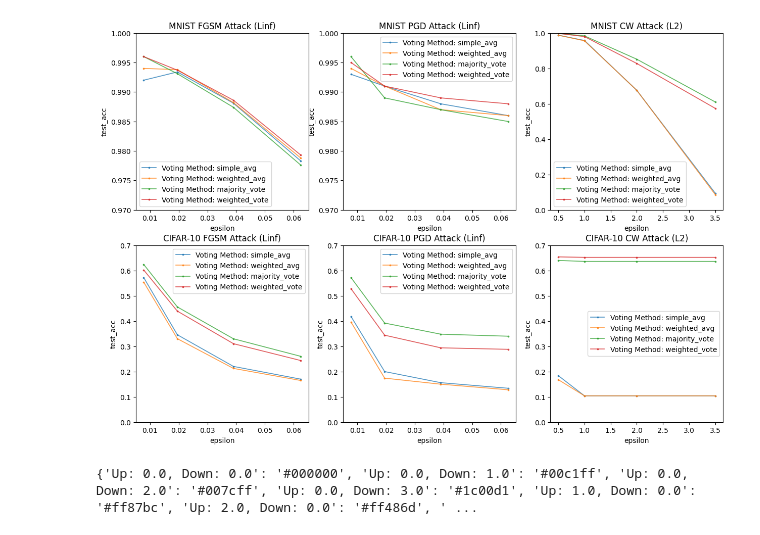
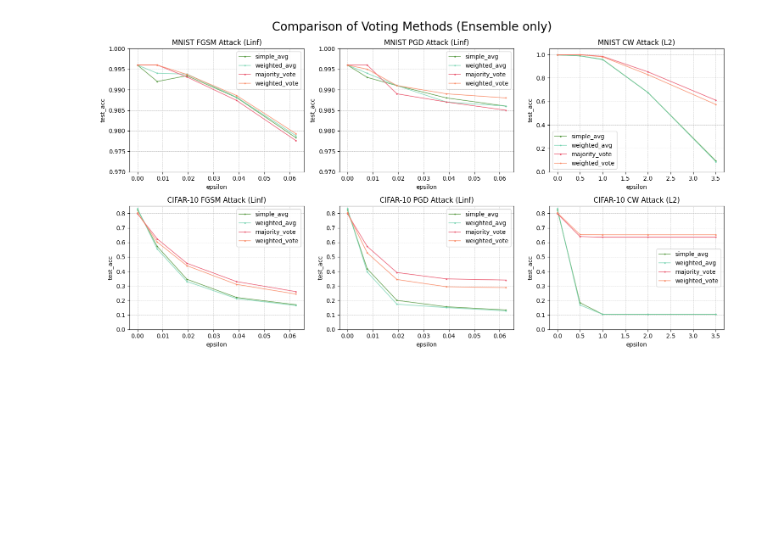
Before and after one commit to JasonTang99/gaussian-pyramid-defense, a Jupyter notebook: plot_exp.ipynb, the cells around one changed output. Saved outputs shown, nothing was run; the diff lists cells and outputs as text; code cells hidden in the pictures; blank space fills up the shorter version.

```diff
--- a/plot_exp.ipynb
+++ b/plot_exp.ipynb
@@ -77,7 +78,7 @@ fastadv_df = dicts_to_df(fgsm, pgd, cw, fgsm_pgd_cols, cw_cols)
 # read ensemble results
 fgsm, pgd, cw = {}, {}, {}
 for fp in os.listdir("attack_results"):
-    if 'advens' not in fp and 'denoiser' not in fp:
+    if 'ensadv' not in fp and 'denoiser' not in fp:
         results = read_results(os.path.join("attack_results", fp))
         if "fgsm" in fp:
             fgsm.update(results)
@@ -159,7 +160,7 @@ denoise_df['denoiser'] = True
 # %%
 # fgsm filters (remove results from previous runs which are no longer considered)
 norms = [np.inf]
-epsilons = [x/256 for x in [2, 5, 10, 16]]
+epsilons = [x/256 for x in [0, 2, 5, 10, 16]]
 interpolations = ["bilinear"]
 scalings = [2.0, 1.1]
 scaling_2_up_down = [
@@ -197,14 +198,14 @@ norms = [np.inf]
 nb_iters = [40]
 eps_iters = [5e-4]
 rand_inits = [True]
-epsilons = [x/256 for x in [2, 5, 10, 16]]
+epsilons = [x/256 for x in [0, 2, 5, 10, 16]]
 interpolations = ["bilinear"]
 scalings = [2.0, 1.1]
 scaling_2_up_down = [
     *[(i, i) for i in [0, 3]]
 ]
 scaling_11_up_down = [
-    *[(i, i) for i in [5, 7]],
+    *[(i, i) for i in [3, 5, 7]],
 ]
 
 # apply filters
@@ -230,14 +231,14 @@ len(pgd_df), len(pgd_filt)
 # %%
 # cw filters
 norms = [2.0]
-epsilons = [0.5, 1.0, 2.0, 3.5]
+epsilons = [0.0, 0.5, 1.0, 2.0, 3.5]
 interpolations = ["bilinear"]
 scalings = [2.0, 1.1]
 scaling_2_up_down = [
     *[(i, i) for i in [0, 3]]
 ]
 scaling_11_up_down = [
-    *[(i, i) for i in [5, 7]],
+    *[(i, i) for i in [3, 5, 7]],
 ]
 
 # apply filters
@@ -286,12 +275,11 @@ def drop_redundant_cols(df):
     return df
 # %%
 # comparison between voting methods
-# filter to (scaling, up_samplers, down_samplers) = (2.0, 3, 3), (np.inf, 7, 7)
+# filter to (scaling, up_samplers, down_samplers) = (2.0, 3, 3)
 df['voting_method'] = pd.Categorical(df['voting_method'], ["simple_avg", "weighted_avg", "majority_vote", "weighted_vote"])
 
 df_filt = df[
-    ((df['scaling_factor'] == 2.0) & (df['up_samplers'] == 3) & (df['down_samplers'] == 3)) | \
-    ((df['scaling_factor'] == np.inf) & (df['up_samplers'] == 7) & (df['down_samplers'] == 7))
+    ((df['scaling_factor'] == 2.0) & (df['up_samplers'] == 3) & (df['down_samplers'] == 3))
 ]
 # filter by dataset and attack type
 plot_data = {}
@@ -306,63 +294,63 @@ for dataset in ['mnist', 'cifar10']:
 
         # create arrays of test_acc and epsilon for each voting method
         plot_data[f'{dataset}_{attack_type}'] = {}
         for i in range(len(df_attack)):
             row = df_attack.iloc[i]
-            name = f'Voting Method: {row["voting_method"]}'
+            name = f'{row["voting_method"]}'
             if name not in plot_data[f'{dataset}_{attack_type}']:
                 plot_data[f'{dataset}_{attack_type}'][name] = [[], []]
             plot_data[f'{dataset}_{attack_type}'][name][0].append(row['test_acc'])
             plot_data[f'{dataset}_{attack_type}'][name][1].append(row['epsilon'])
 
+# color map
+colors = """
+#499132
+#6ed1ad
+
+#e8455f
+#f9815a
+"""
+colors = [c.strip() for c in colors.split() if c.strip()]
+color_map = {}
+for i, name in enumerate(plot_data['mnist_fgsm'].keys()):
+    color_map[name] = colors[i]
+
 # plot
-fig, ax = plt.subplots(2, 3, figsize=(15, 10))
+fig, ax = plt.subplots(2, 3, figsize=(15, 8))
 ax[0, 0].set_title('MNIST FGSM Attack (Linf)')
 ax[0, 1].set_title('MNIST PGD Attack (Linf)')
 ax[0, 2].set_title('MNIST CW Attack (L2)')
 ax[1, 0].set_title('CIFAR-10 FGSM Attack (Linf)')
 ax[1, 1].set_title('CIFAR-10 PGD Attack (Linf)')
 ax[1, 2].set_title('CIFAR-10 CW Attack (L2)')
-for i in range(2):
-    for j in range(3):
-        ax[i, j].set_xlabel('epsilon')
-        ax[i, j].set_ylabel('test_acc')
+
 # plot test_acc vs epsilon for each voting method
-y_ranges = [(0.97, 1.0), (0.0, 0.7)]
+y_ranges = [(0.97, 1.0), (0.0, 0.85)]
 for i in range(2):
     for j in range(3):
         for name, data in plot_data[f'{["mnist", "cifar10"][i]}_{["fgsm", "pgd", "cw"][j]}'].items():
             ax[i, j].plot(data[1], data[0], label=name, marker='o',
-                linewidth=1.25, markersize=1.75, alpha=0.75)
+                linewidth=1.25, markersize=1.75, alpha=0.75,
+                color=color_map[name])
+
         ax[i, j].legend()
+        ax[i, j].set_xlabel('epsilon')
+        ax[i, j].set_ylabel('test_acc')
+        # set grid
+        ax[i, j].grid(True, which='major', axis='both', linestyle='--', linewidth=0.5)
         if i == 0 and j == 2:
-            ax[i, j].set_ylim(0.0, 1.0)
+            ax[i, j].set_ylim(0.0, 1.05)
         else:
             ax[i, j].set_ylim(y_ranges[i])
 
+# set title
+fig.suptitle('Comparison of Voting Methods (Ensemble only)', fontsize=20, y=0.98)
+
+plt.tight_layout()
 plt.savefig('graphs/voting_methods.png', dpi=100, bbox_inches='tight', pad_inches=0.05)
 plt.show()
 # %% [output]
-[figure, old version]
+[figure, new version]
-# %%
-colors = """
-#000000
-
-#00c1ff
-#007cff
-#1c00d1
-
-#ff87bc
-#ff486d
-#e60000
-"""
-colors = [x.strip() for x in colors.split('\n') if x.strip() != '']
-
-color_map = {}
-for i, k in enumerate(mnist_plot_data.keys()):
-    color_map[k] = colors[i]
-print(color_map)
-# %% [output]
-{'Up: 0.0, Down: 0.0': '#000000', 'Up: 0.0, Down: 1.0': '#00c1ff', 'Up: 0.0, Down: 2.0': '#007cff', 'Up: 0.0, Down: 3.0': '#1c00d1', 'Up: 1.0, Down: 0.0': '#ff87bc', 'Up: 2.0, Down: 0.0': '#ff486d', ' ...
 # %%
 # Analyze difference between up and down samplers
 
```
Also changed, not shown: parts of 15 cells of this notebook, 47 other files.
